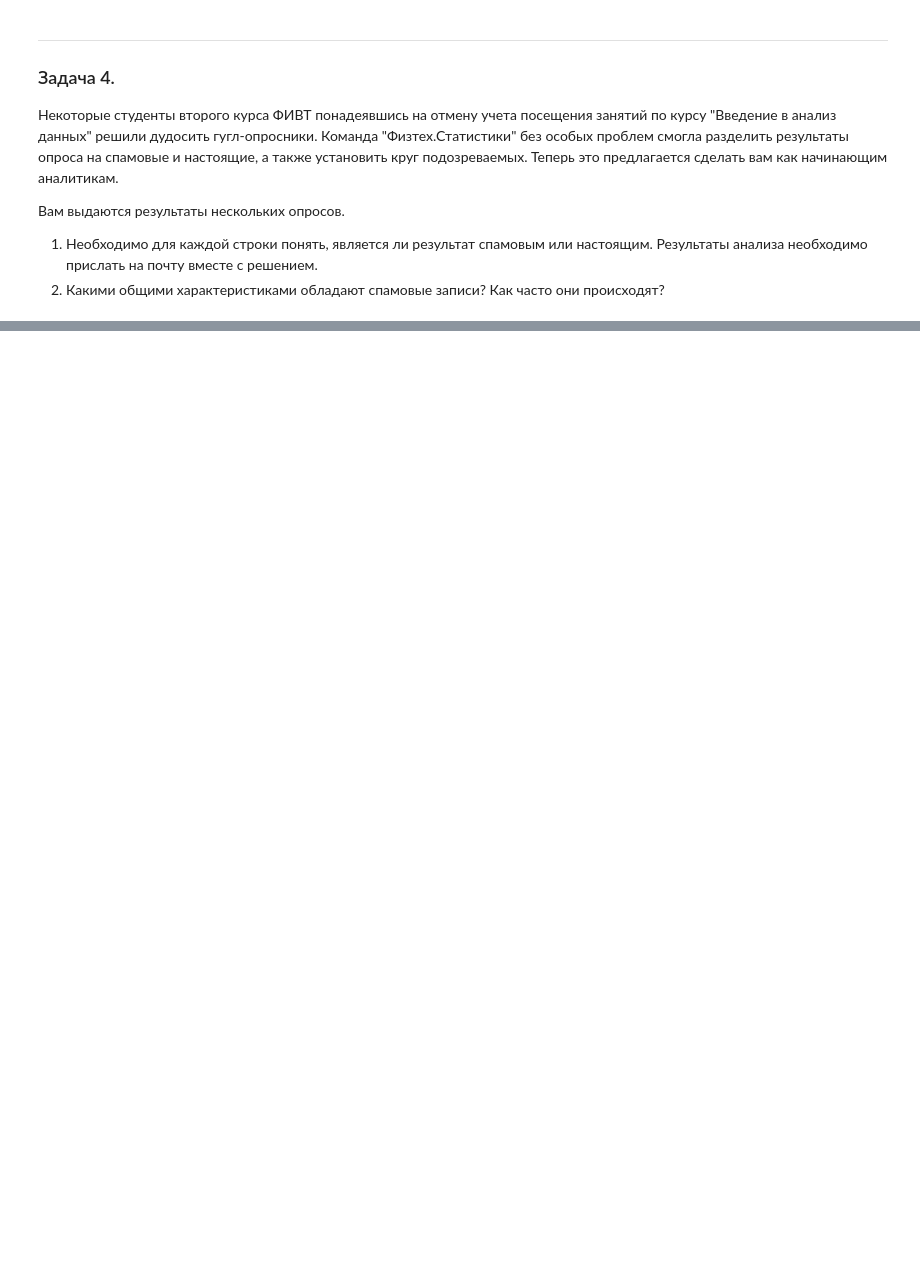
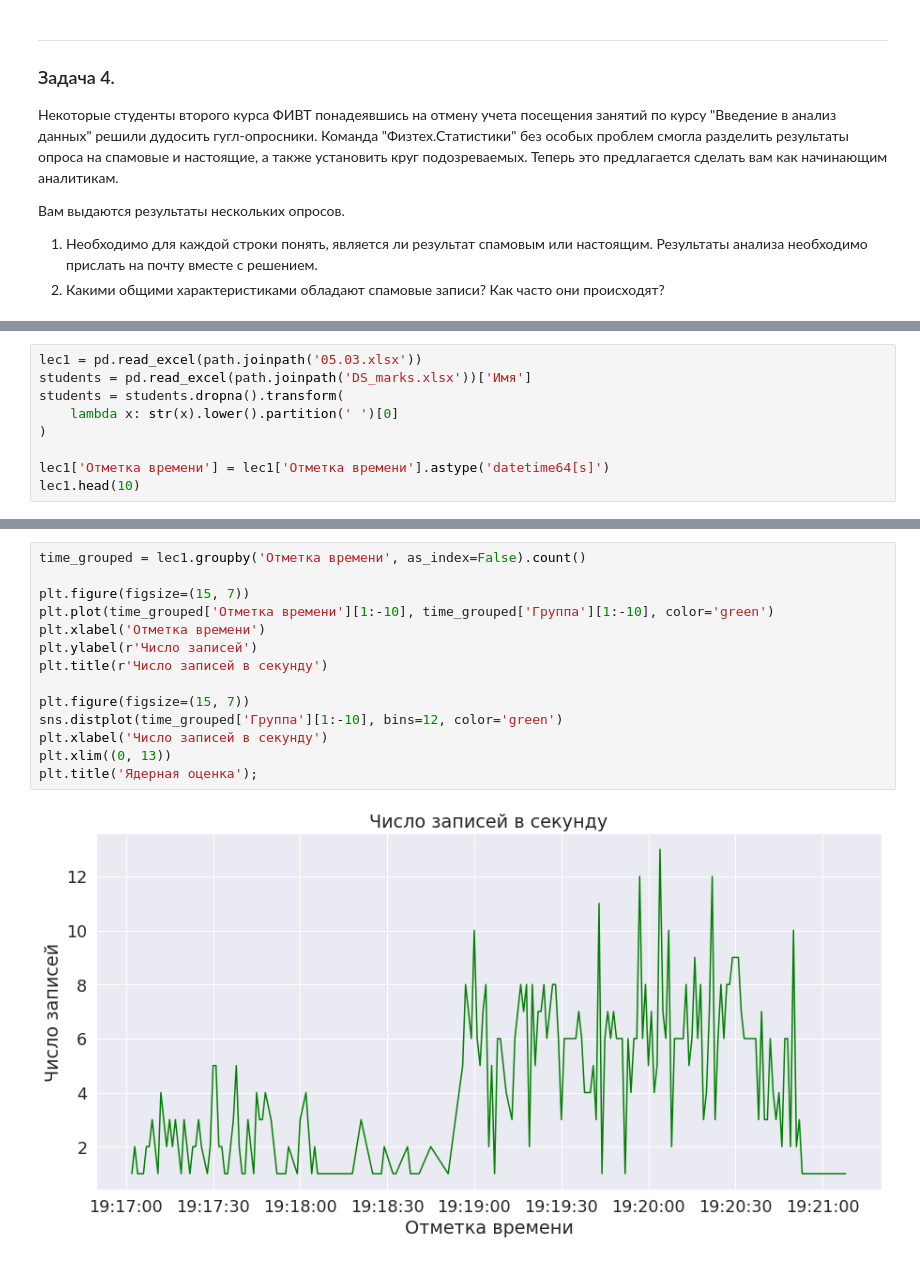
Before and after one commit to TopCoder2K/DS-introduction, a Jupyter notebook: notebooks/3.814.9.ipynb, the cells around one changed output, grey strips where cells are left out. Cells and saved outputs as stored; diff of their text form; blank space fills up the shorter version.

```diff
--- a/notebooks/3.814.9.ipynb
+++ b/notebooks/3.814.9.ipynb
@@ -269,0 +342,9 @@ for n in [99, 199, 299]:
+# %%
+lec1 = pd.read_excel(path.joinpath('05.03.xlsx'))
+students = pd.read_excel(path.joinpath('DS_marks.xlsx'))['Имя']
+students = students.dropna().transform(
+    lambda x: str(x).lower().partition(' ')[0]
+)
+
+lec1['Отметка времени'] = lec1['Отметка времени'].astype('datetime64[s]')
+lec1.head(10)
@@ -269,0 +363,16 @@ for n in [99, 199, 299]:
+# %%
+time_grouped = lec1.groupby('Отметка времени', as_index=False).count()
+
+plt.figure(figsize=(15, 7))
+plt.plot(time_grouped['Отметка времени'][1:-10], time_grouped['Группа'][1:-10], color='green')
+plt.xlabel('Отметка времени')
+plt.ylabel(r'Число записей')
+plt.title(r'Число записей в секунду')
+
+plt.figure(figsize=(15, 7))
+sns.distplot(time_grouped['Группа'][1:-10], bins=12, color='green')
+plt.xlabel('Число записей в секунду')
+plt.xlim((0, 13))
+plt.title('Ядерная оценка');
+# %% [output]
+[figure, added]
```
Also changed, not shown: parts of 31 cells of this notebook.
